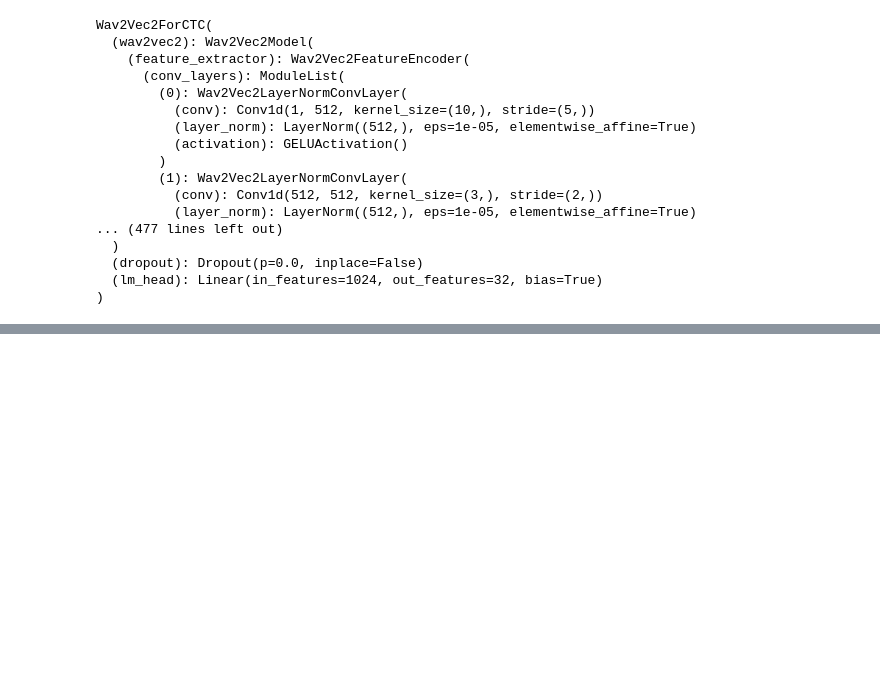
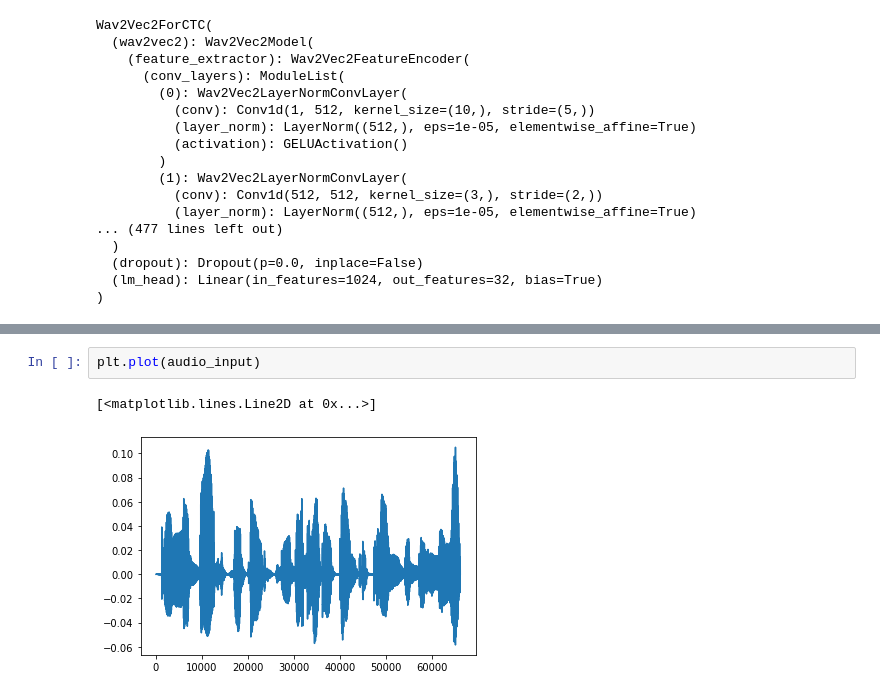
Before and after one commit to sccn/sound2meg, a Jupyter notebook: wav2vec.ipynb, the cells around one changed output, grey strips where cells are left out. Cells and saved outputs as stored; diff of their text form; blank space fills up the shorter version.

```diff
--- a/wav2vec.ipynb
+++ b/wav2vec.ipynb
@@ -162,0 +330,5 @@ for wav_file in files:
+# %%
+plt.plot(audio_input)
+# %% [output]
+[<matplotlib.lines.Line2D at 0x...>]
+[figure, added]
```
Also changed, not shown: parts of 19 cells of this notebook.
